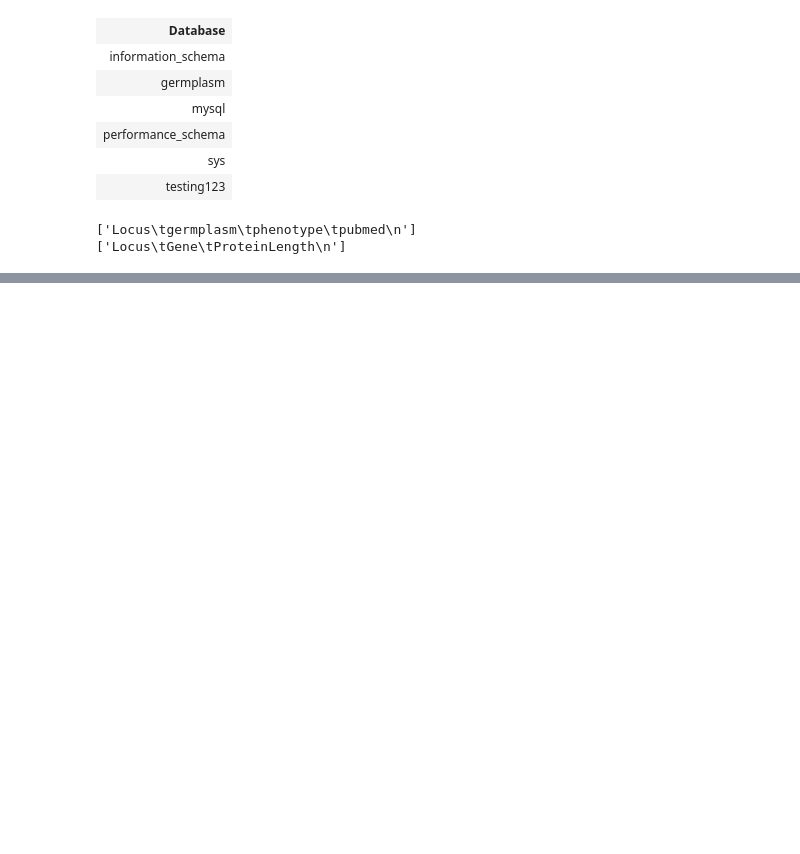
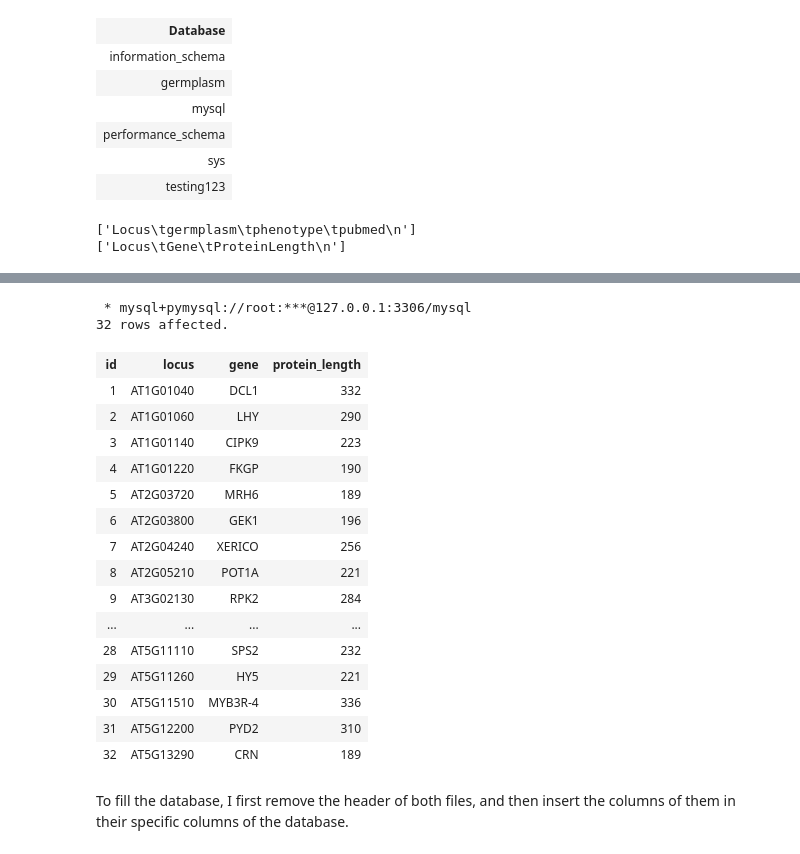
Before and after one commit to diegogarcialopez/Accelerated_Intro_WilkinsonExams, a Jupyter notebook: Exam_2_Answers.ipynb, the cells around one changed output, grey strips where cells are left out. Saved outputs shown, nothing was run; the diff lists cells and outputs as text; code cells hidden in the pictures; blank space fills up the shorter version.

```diff
--- a/Exam_2_Answers.ipynb
+++ b/Exam_2_Answers.ipynb
@@ -112,0 +160,55 @@ NameError: name 'git' is not defined
+# %%
+import pymysql.cursors
+
+connection = pymysql.connect(host='localhost',
+                             user='root',
+                             password='root',
+                             db='germplasm',
+                             charset='utf8mb4',
+                             cursorclass=pymysql.cursors.DictCursor)
+
+with open("LocusGene.tsv",'r') as f:
+    with open("LocusGene_no_header.tsv",'w') as f1:
+        next(f) # skip header line
+        for line in f:
+            f1.write(line)
+f1.close()
+
+locusgene_no_header = open("LocusGene_no_header.tsv", "r")
+
+try:
+    with connection.cursor() as cursor:
+        sql = "INSERT INTO locusgene (locus, gene , protein_length) VALUES ( %s, %s, %s)"
+        for line in locusgene_no_header.readlines():
+            field = line.split("\t") #split the lines and insert each field into a column
+            data = (field[0], field[1], field[2])
+            cursor.execute(sql, data)
+            connection.commit()
+
+finally:
+    print("")
+    connection.close()
+
+
+%sql select * from locusgene;
+# %% [output]
+ * mysql+pymysql://root:***@127.0.0.1:3306/mysql
+32 rows affected.
+| id | locus | gene | protein_length |
+| 1 | AT1G01040 | DCL1 | 332 |
+| 2 | AT1G01060 | LHY | 290 |
+| 3 | AT1G01140 | CIPK9 | 223 |
+| 4 | AT1G01220 | FKGP | 190 |
+| 5 | AT2G03720 | MRH6 | 189 |
+| 6 | AT2G03800 | GEK1 | 196 |
+| 7 | AT2G04240 | XERICO | 256 |
+| 8 | AT2G05210 | POT1A | 221 |
+| 9 | AT3G02130 | RPK2 | 284 |
+| ... | ... | ... | ... |
+| 28 | AT5G11110 | SPS2 | 232 |
+| 29 | AT5G11260 | HY5 | 221 |
+| 30 | AT5G11510 | MYB3R-4 | 336 |
+| 31 | AT5G12200 | PYD2 | 310 |
+| 32 | AT5G13290 | CRN | 189 |
+# %% [markdown]
+To fill the database, I first remove the header of both files, and then insert the columns of them in their specific columns of the database.
```
Also changed, not shown: parts of 17 cells of this notebook.
